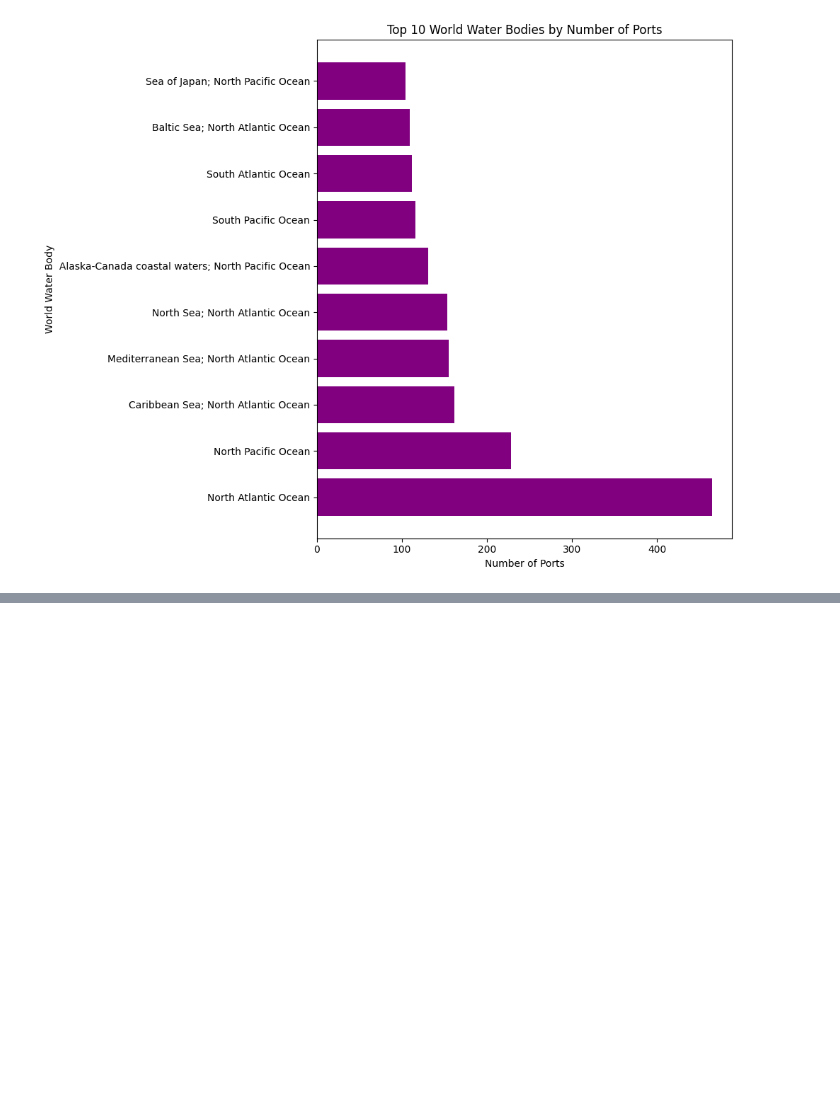
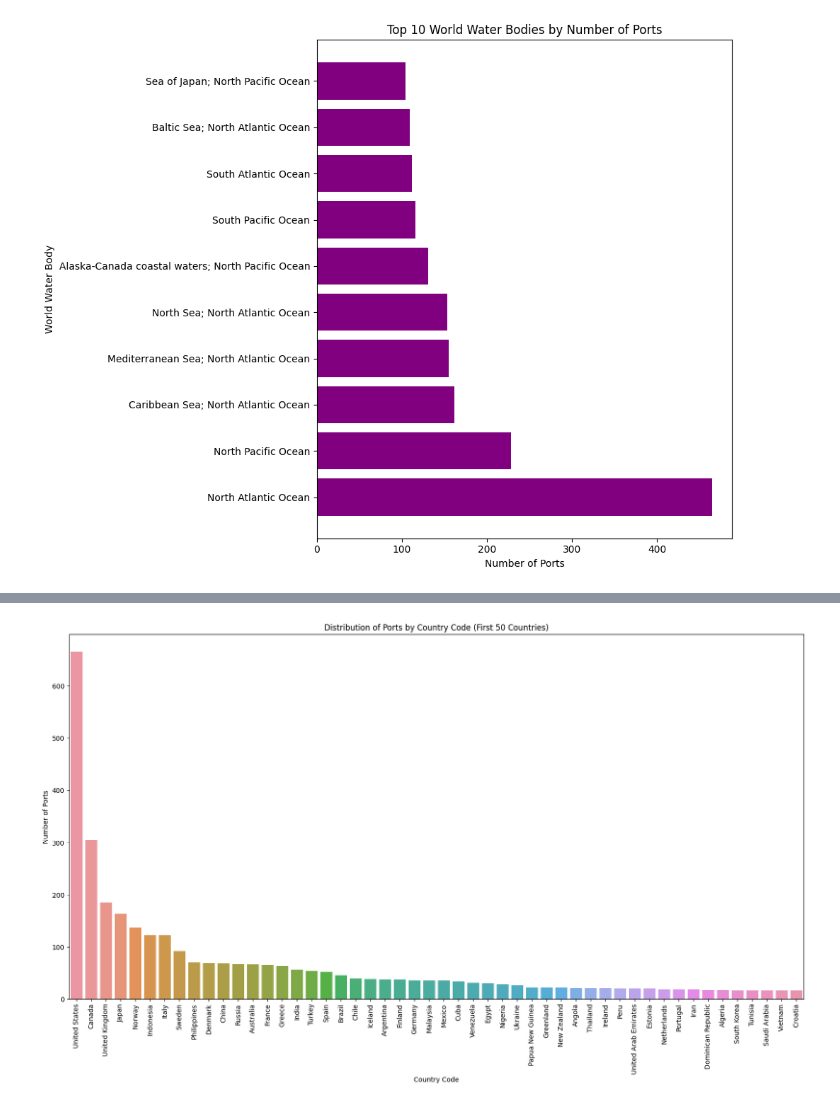
Before and after one commit to mohamadsolouki/Exploratory-Data-Analysis, a Jupyter notebook: EDA.ipynb, the cells around one changed output, grey strips where cells are left out. Cells and saved outputs as stored; diff of their text form; code cells hidden in the pictures; blank space fills up the shorter version.

```diff
--- a/EDA.ipynb
+++ b/EDA.ipynb
@@ -190,0 +285,11 @@ NameError: name 'facilities_columns' is not defined
+# %%
+# Importing necessary libraries
+from sklearn.cluster import KMeans
+
+# Perform K-means clustering using the optimal K value (replace 'optimal_K' with the value you find)
+optimal_K = 6  # Example: You might find a different optimal K value
+kmeans = KMeans(n_clusters=optimal_K, random_state=42)
+df['Cluster'] = kmeans.fit_predict(X)
+
+# Display the first few rows of the DataFrame with the added 'Cluster' column
+print(df.head())
@@ -190,0 +328,11 @@ NameError: name 'facilities_columns' is not defined
+# %%
+# Create a bar chart to visualize the distribution of ports by Country Code for the first 50 countries
+plt.figure(figsize=(20, 10))
+sns.countplot(data=df, x='Country Code', order=df['Country Code'].value_counts().index[:50])
+plt.title('Distribution of Ports by Country Code (First 50 Countries)')
+plt.xlabel('Country Code')
+plt.ylabel('Number of Ports')
+plt.xticks(rotation=90)
+plt.show()
+# %% [output]
+[figure, added]
```
Also changed, not shown: parts of 16 cells of this notebook.
